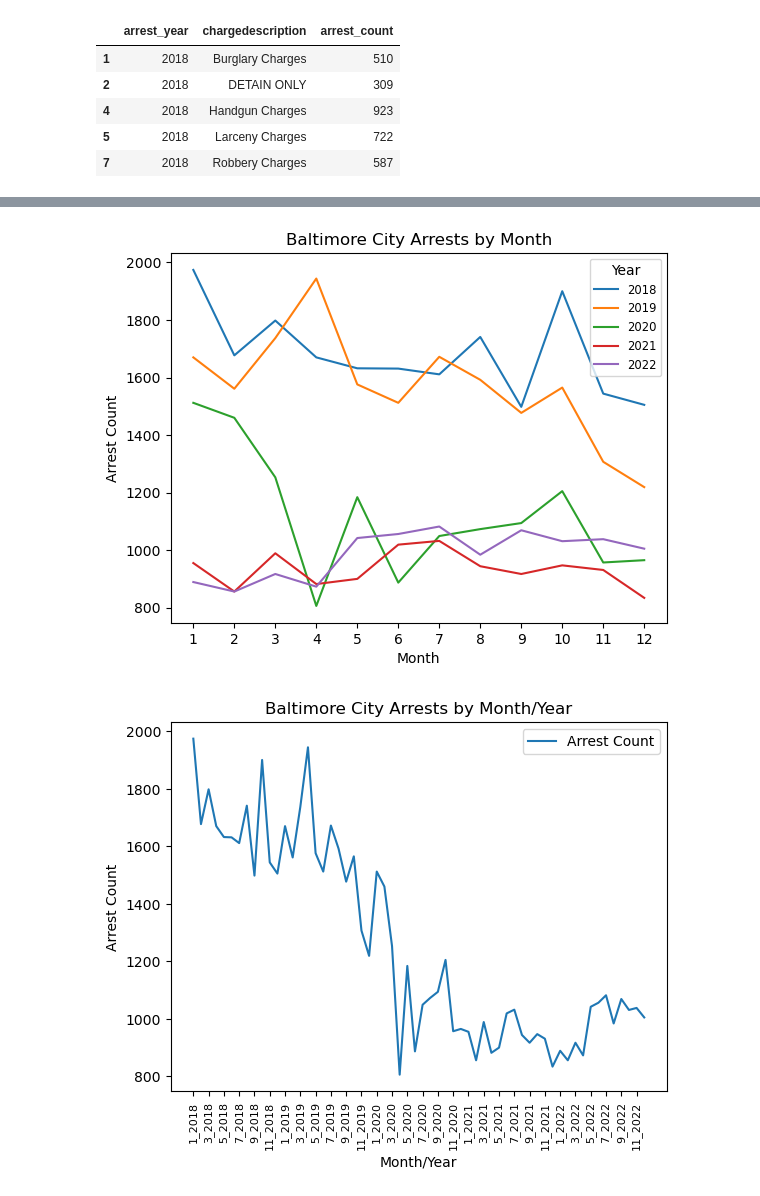
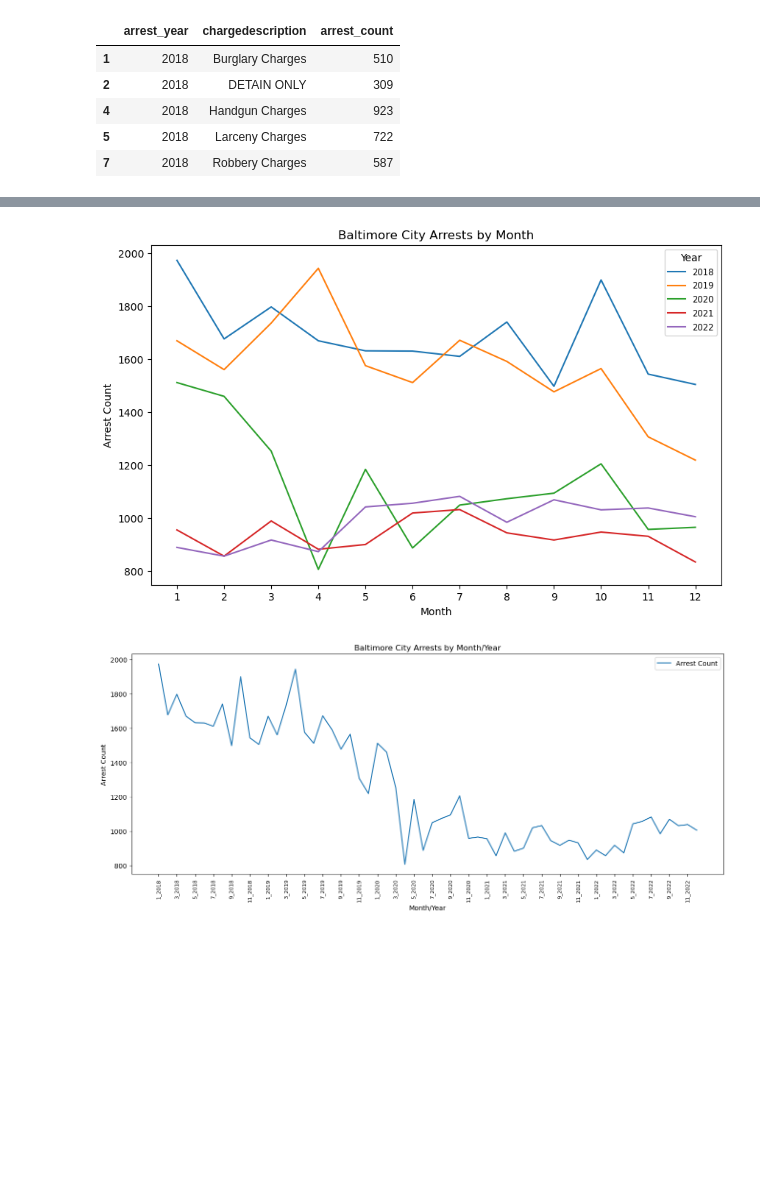
Before and after one commit to erusin12/dataProject1, a Jupyter notebook: dataProject1.ipynb, the cells around one changed output, grey strips where cells are left out. Cells and saved outputs as stored; diff of their text form; code cells hidden in the pictures; blank space fills up the shorter version.

```diff
--- a/dataProject1.ipynb
+++ b/dataProject1.ipynb
@@ -134,0 +118,15 @@ plt.show()
+# %%
+# Increase figure size
+plt.rcParams["figure.figsize"] = (10, 6)
+# Plot your data in a stacked bar chart
+charge_count.pivot(index='arrest_year', columns='chargedescription', values='arrest_count').plot(kind='bar', stacked=True)
+
+# Label the x and y axis
+plt.title("Baltimore City Arrests by Top 10 Charges")
+plt.xlabel("Arrest Year")
+plt.ylabel("Arrest Count")
+
+# Format the legend
+plt.legend(title="Charge", loc=1, fontsize='xx-small', fancybox=True)
+# Show the plot
+plt.show()
@@ -144,6 +144,7 @@ top_3_charges.head()
 | 10 | 2019 | Assault Charges | 4865 |
 | 13 | 2019 | FAILURE TO APPEAR | 3756 |
 # %%
+plt.rcParams["figure.figsize"] = (10, 6)
 # Plot the top 3 offense charges (by count).  We are only doing top 3 here because of their positions on the line graph
 top_3_charges.pivot(index='arrest_year', columns='chargedescription').plot(kind='line')
 
@@ -159,7 +160,7 @@ plt.xlabel("Year")
 plt.ylabel("Arrest Count")
 
 # Define tick labels
-x_ticks = np.arange(min(bottom_7_charges['arrest_year']), max(bottom_7_charges['arrest_year']) + 1, 1.0)
+x_ticks = np.arange(min(top_3_charges['arrest_year']), max(top_3_charges['arrest_year']) + 1, 1.0)
 plt.xticks(x_ticks)
 
 # Show the plot
@@ -179,7 +180,10 @@ bottom_7_charges.head()
 | 7 | 2018 | Robbery Charges | 587 |
 # %%
 #Plot the lower 'Top 10' (bottom 7) by charge count
+plt.rcParams["figure.figsize"] = (10, 6)
+#Plot the lower 'Top 10' (bottom 7) by charge count
 bottom_7_charges.pivot(index='arrest_year', columns='chargedescription').plot(kind='line')
+
 
 # Customize the legend
 legend = plt.legend(title="Charge",
@@ -215,6 +219,7 @@ pd.set_option('display.precision', 0)
 # Group the data by month and year and count the number of arrests
 arrest_counts = narrowed_data.groupby(["arrest_month", "arrest_year"]).size().reset_index(name="arrest_count")
 # %%
+plt.rcParams["figure.figsize"] = (10, 6)
 # Group month and year for arrest counts
 arrest_counts_grouped = arrest_counts.groupby(['arrest_month', 'arrest_year']).sum().reset_index()
 
@@ -238,7 +243,7 @@ plt.xticks(months)
 # Display the plot
 plt.show()
 # %% [output]
-[figure, old version]
+[figure, new version]
 # %%
 # Group month and year into a single column for mapping
 cols = ['arrest_month', 'arrest_year']
@@ -259,27 +263,24 @@ five_year = five_year.sort_values(by=['arrest_year', 'arrest_month'], ascending=
 # %%
-# Group month and year
-arrest_counts_grouped = arrest_counts.groupby(['arrest_month', 'arrest_year']).sum().reset_index()
-
-# Plotting the grouped data
+# # Plotting the grouped data
+# Make figure wider
+plt.rcParams["figure.figsize"] = (16, 6)
+# # Set the x-axis tick labels
+x_ticks = np.arange(0, len(five_year), 2)
 plt.xticks(x_ticks, five_year['month_year'].iloc[x_ticks], fontsize=8)
-
-# Set the x-axis tick labels
-x_ticks = np.arange(0, len(five_year), 2)
-plt.xticks(x_ticks, five_year['month_year'].iloc[x_ticks])
 
 # Plot the data with label
 plt.plot(five_year['month_year'], five_year['arrest_count'], label='Arrest Count')
 plt.xticks(rotation=90)
 
 # Assign the title, label the x and y-axis
 plt.title("Baltimore City Arrests by Month/Year")
 plt.xlabel("Month/Year")
 plt.ylabel("Arrest Count")
 
 # Show the legend
 plt.legend()
 
 # Show the plot
 plt.show()
 # %% [output]
-[figure, old version]
+[figure, new version]
```
Also changed, not shown: parts of 20 cells of this notebook.
